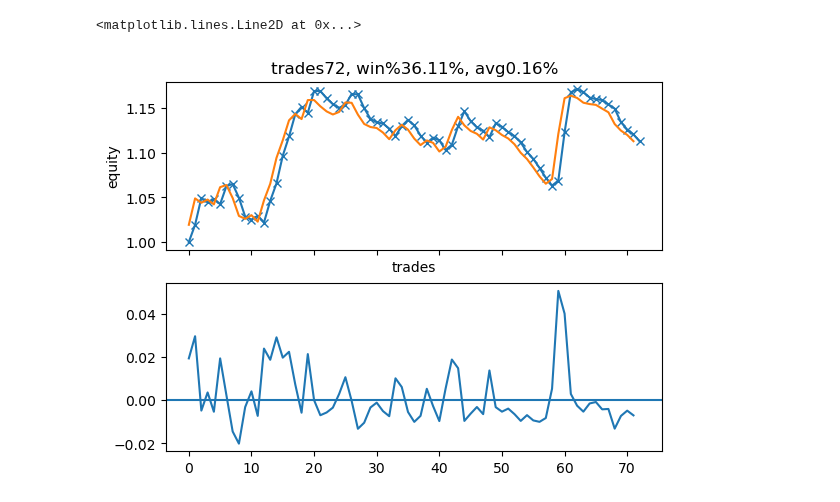
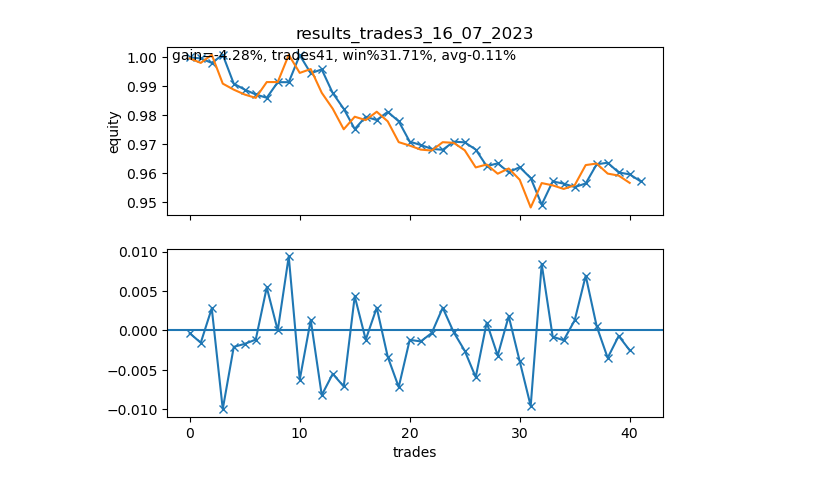
Before and after one commit to alexpvpmindustry/cryptotradr, a Jupyter notebook: 7_1_0read_results.ipynb, the cells around one changed output. Saved outputs shown, nothing was run; the diff lists cells and outputs as text; code cells hidden in the pictures.

```diff
--- a/7_1_0read_results.ipynb
+++ b/7_1_0read_results.ipynb
@@ -42,14 +53,5 @@ equity,profits = read_results(file="trade_logs/results_trades2.log")
-# %%
-fig,axx = plt.subplots(2,1,sharex=True)
-ax=axx[0]
-ax.plot(equity,marker="x")
-ax.plot(np.cumsum([0]+profits)+1)
-ax.set_xlabel("trades")
-ax.set_ylabel("equity")
-ax.set_title(f"trades{len(profits)}, win%{sum(profits>0)/len(profits)*100:.2f}%, avg{(np.mean(profits))*100:.2f}%")
-ax=axx[1]
-ax.plot(profits)
-ax.axhline(0)
-# %% [output]
-<matplotlib.lines.Line2D at 0x...>
-[figure, removed]
+# %%
+equity,profits = read_results(file="trade_logs/results_trades3_16_07_2023.log")
+plot_profits(equity,profits,"results_trades3_16_07_2023")
+# %% [output]
+[figure, added]
```
Also changed, not shown: parts of 5 cells of this notebook, 12 other files.
